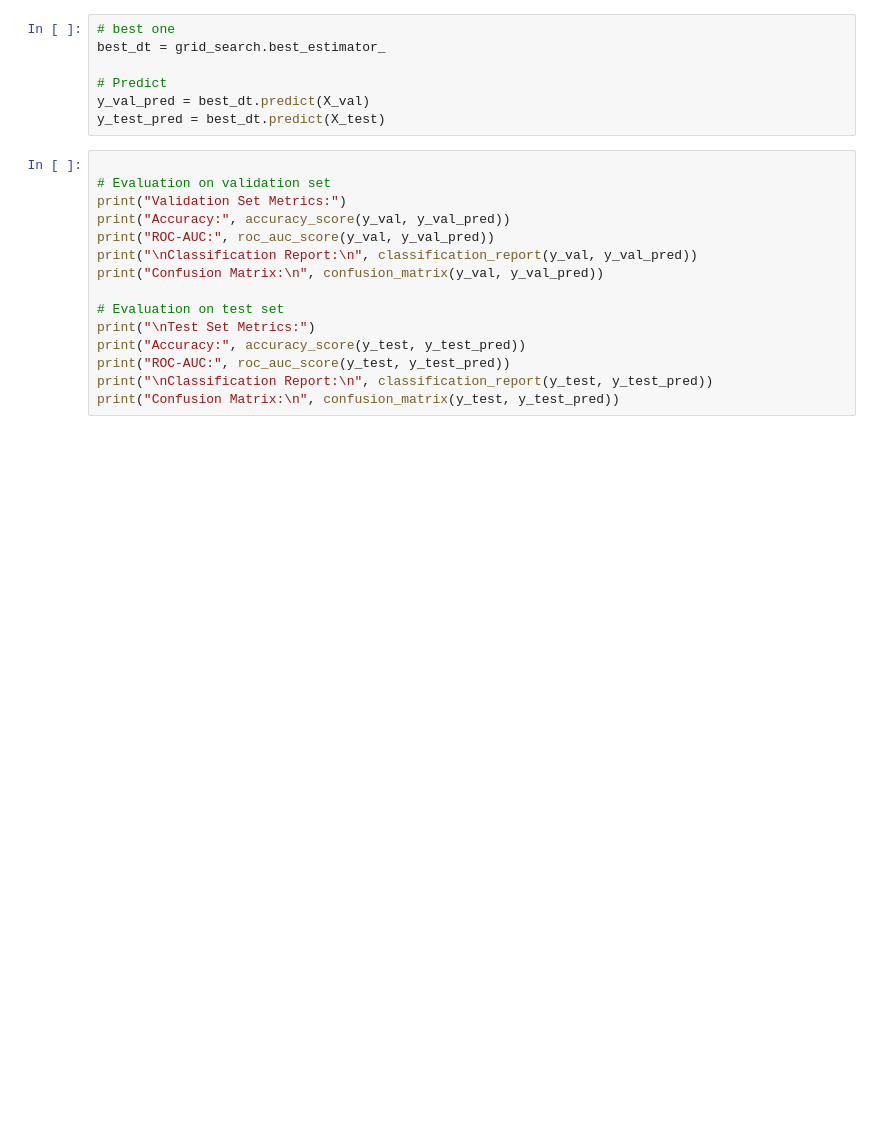
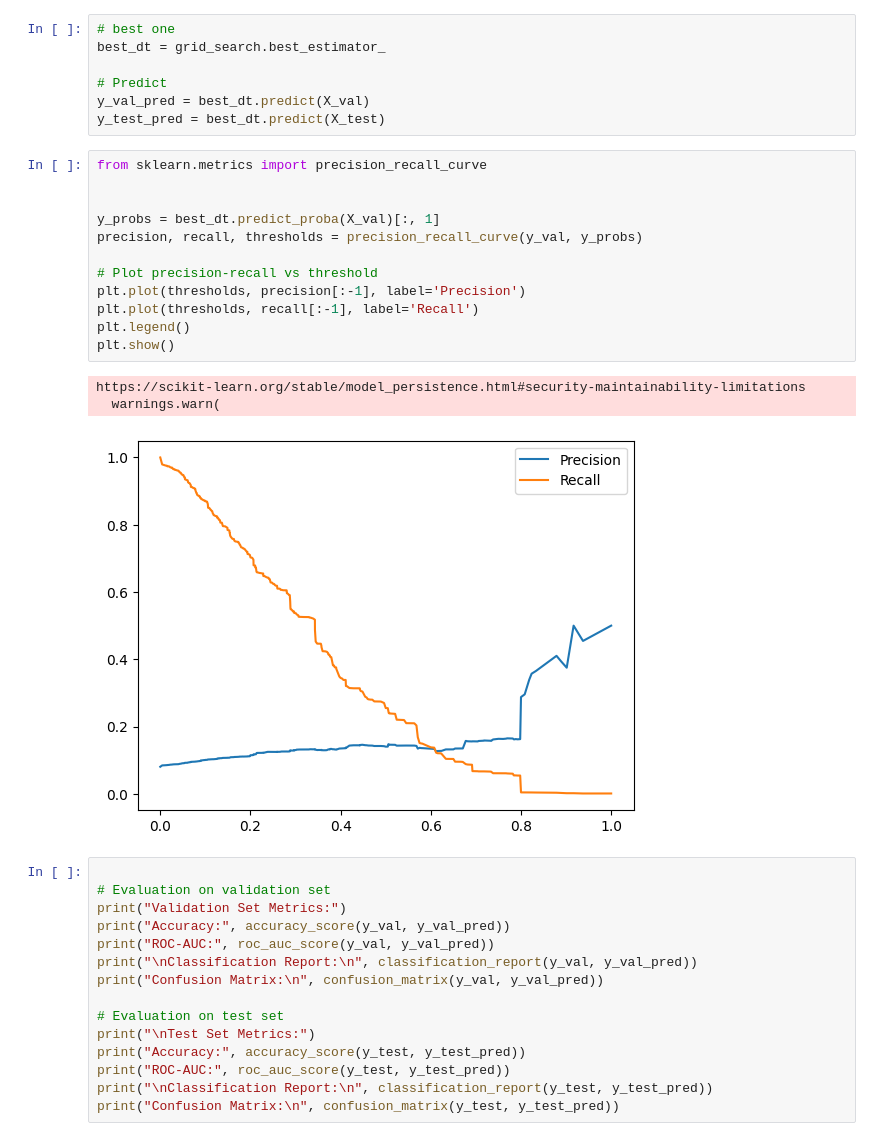
Before and after one commit to abdullah-mansoor3/loan-default-classification, a Jupyter notebook: notebooks/training.ipynb, the cells around one changed output. Saved outputs shown, nothing was run; the diff lists cells and outputs as text; blank space fills up the shorter version.

```diff
--- a/notebooks/training.ipynb
+++ b/notebooks/training.ipynb
@@ -118,6 +122,22 @@ best_dt = grid_search.best_estimator_
 # Predict
 y_val_pred = best_dt.predict(X_val)
 y_test_pred = best_dt.predict(X_test)
+# %%
+from sklearn.metrics import precision_recall_curve
+
+
+y_probs = best_dt.predict_proba(X_val)[:, 1]
+precision, recall, thresholds = precision_recall_curve(y_val, y_probs)
+
+# Plot precision-recall vs threshold
+plt.plot(thresholds, precision[:-1], label='Precision')
+plt.plot(thresholds, recall[:-1], label='Recall')
+plt.legend()
+plt.show()
+# %% [output]
+https://scikit-learn.org/stable/model_persistence.html#security-maintainability-limitations
+  warnings.warn(
+[figure, added]
 # %%
 
 # Evaluation on validation set
```
Also changed, not shown: parts of 18 cells of this notebook, 6 other files.
